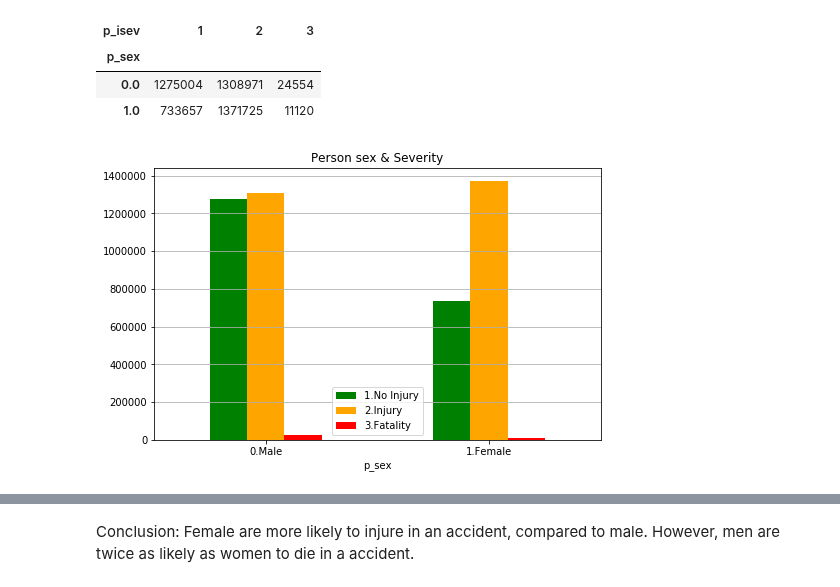
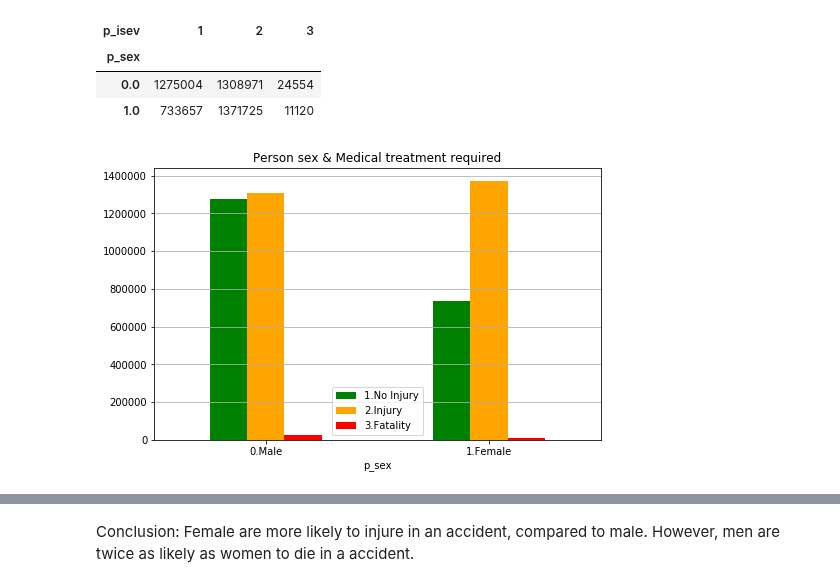
Before and after one commit to rynho/3250-G3, a Jupyter notebook: jupyterNB/Patricia_project.ipynb, the cells around one changed output, grey strips where cells are left out. Cells and saved outputs as stored; diff of their text form; code cells hidden in the pictures.

```diff
--- a/jupyterNB/Patricia_project.ipynb
+++ b/jupyterNB/Patricia_project.ipynb
@@ -163,9 +171,9 @@ df2
 | 0.0 | 1275004 | 1308971 | 24554 |
 | 1.0 | 733657 | 1371725 | 11120 |
 # %%
-df2.plot(kind='bar',rot=0, color=['g','orange','r'], figsize=(8,5),title='Person sex & Severity')
+df2.plot(kind='bar',rot=0, color=['g','orange','r'], figsize=(8,5),title='Person sex & Medical treatment required')
 plt.legend(['1.No Injury','2.Injury','3.Fatality'])
 plt.xticks(range(0,2),['0.Male','1.Female'])
 plt.grid(axis='y');
 # %% [output]
-[figure, old version]
+[figure, new version]
```
Also changed, not shown: parts of 18 cells of this notebook.
